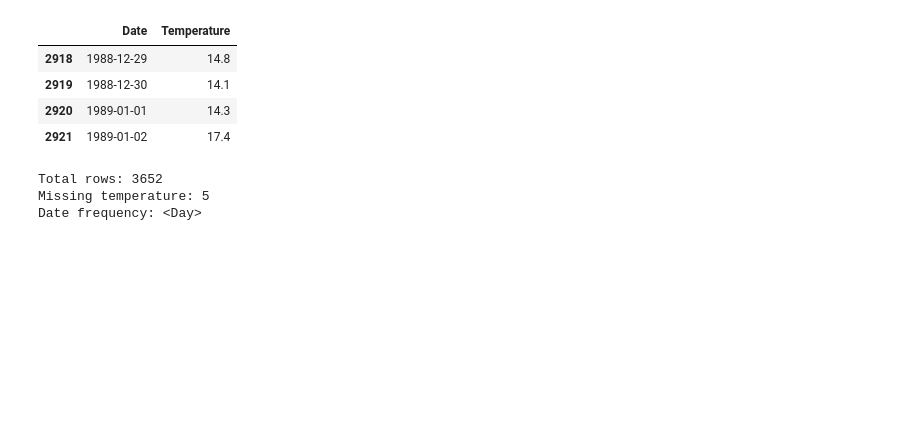
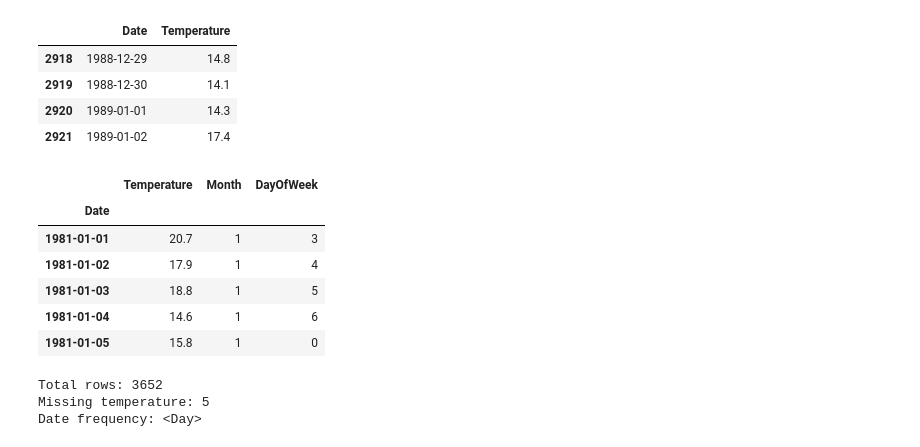
Before and after one commit to chhantyalshreya1-bot/melbourne-temperature-forecasting, a Jupyter notebook: temperature.ipynb, the cells around one changed output. Cells and saved outputs as stored; diff of their text form; code cells hidden in the pictures; blank space fills up the shorter version.

Commit message:
Update temperature notebook

```diff
--- a/temperature.ipynb
+++ b/temperature.ipynb
@@ -211,6 +211,20 @@ df[
 # %%
 df=df.set_index("Date")
 df=df.asfreq("D")
+# %%
+# Feature Engineering
+df["Month"] = df.index.month
+df["DayOfWeek"] = df.index.dayofweek
+
+df[["Temperature", "Month", "DayOfWeek"]].head()
+# %% [output]
+|  | Temperature | Month | DayOfWeek |
+| Date |  |  |  |
+| 1981-01-01 | 20.7 | 1 | 3 |
+| 1981-01-02 | 17.9 | 1 | 4 |
+| 1981-01-03 | 18.8 | 1 | 5 |
+| 1981-01-04 | 14.6 | 1 | 6 |
+| 1981-01-05 | 15.8 | 1 | 0 |
 # %%
 print("Total rows:", len(df))
 print("Missing temperature:", df["Temperature"].isnull().sum())
```
